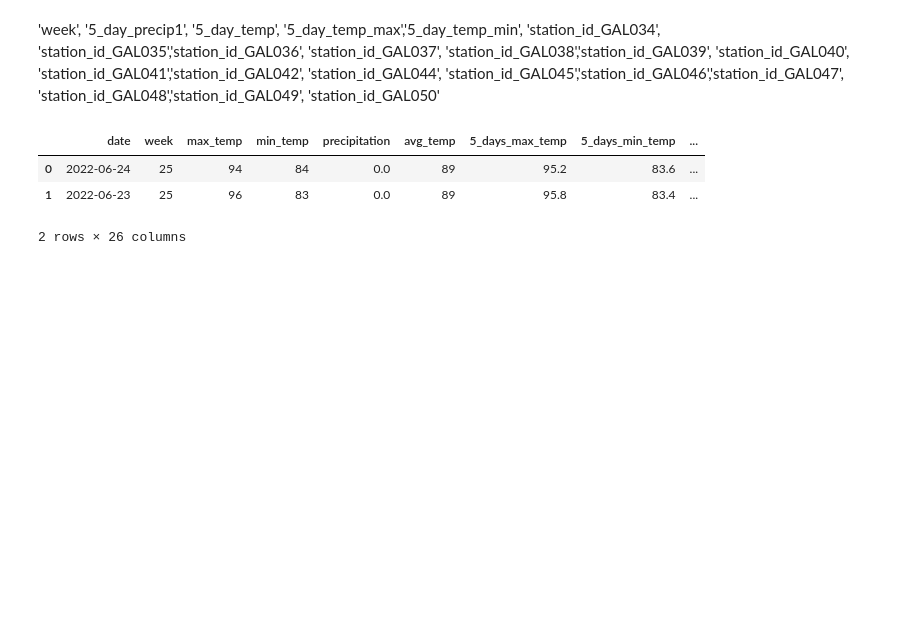
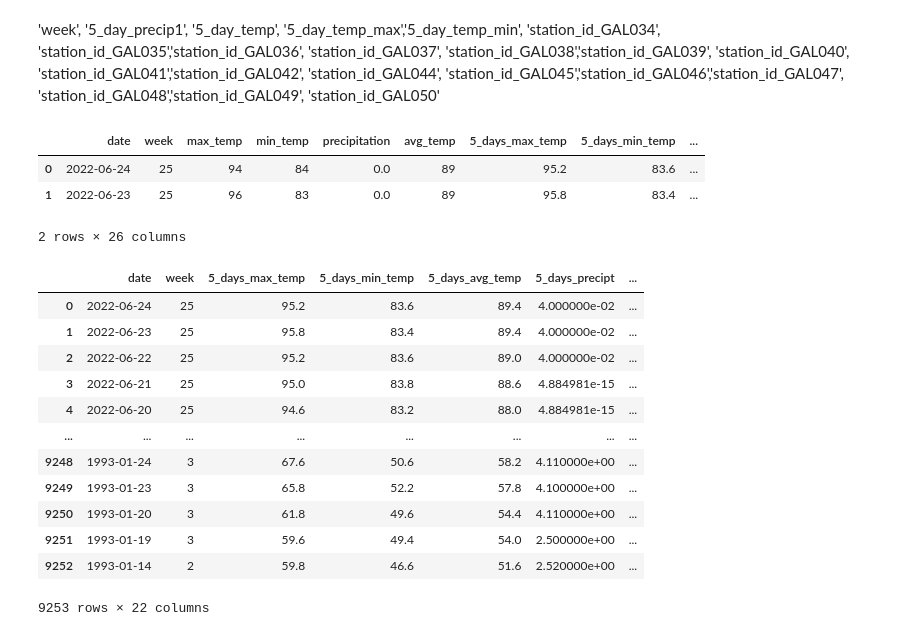
Before and after one commit to david-garza/enterococci_prediction_analysis, a Jupyter notebook: API_call.ipynb, the cells around one changed output. Drawn from its saved outputs; the diff is of its cells as text; code cells hidden in the pictures; blank space fills up the shorter version.

Commit message:
created a new dataframe to hold only the columns that match the ML model + date.

```diff
--- a/API_call.ipynb
+++ b/API_call.ipynb
@@ -289,3 +289,22 @@ weather_data_df.head(2)
 | 0 | 2022-06-24 | 25 | 94 | 84 | 0.0 | 89 | 95.2 | 83.6 | ... |
 | 1 | 2022-06-23 | 25 | 96 | 83 | 0.0 | 89 | 95.8 | 83.4 | ... |
 2 rows × 26 columns
+# %%
+# columns we are keeping.
+
+new_weather_data_df = weather_data_df.drop(columns= ["max_temp", "min_temp", "precipitation", "avg_temp"])
+new_weather_data_df
+# %% [output]
+|  | date | week | 5_days_max_temp | 5_days_min_temp | 5_days_avg_temp | 5_days_precipt | ... |
+| 0 | 2022-06-24 | 25 | 95.2 | 83.6 | 89.4 | 4.000000e-02 | ... |
+| 1 | 2022-06-23 | 25 | 95.8 | 83.4 | 89.4 | 4.000000e-02 | ... |
+| 2 | 2022-06-22 | 25 | 95.2 | 83.6 | 89.0 | 4.000000e-02 | ... |
+| 3 | 2022-06-21 | 25 | 95.0 | 83.8 | 88.6 | 4.884981e-15 | ... |
+| 4 | 2022-06-20 | 25 | 94.6 | 83.2 | 88.0 | 4.884981e-15 | ... |
+| ... | ... | ... | ... | ... | ... | ... | ... |
+| 9248 | 1993-01-24 | 3 | 67.6 | 50.6 | 58.2 | 4.110000e+00 | ... |
+| 9249 | 1993-01-23 | 3 | 65.8 | 52.2 | 57.8 | 4.100000e+00 | ... |
+| 9250 | 1993-01-20 | 3 | 61.8 | 49.6 | 54.4 | 4.110000e+00 | ... |
+| 9251 | 1993-01-19 | 3 | 59.6 | 49.4 | 54.0 | 2.500000e+00 | ... |
+| 9252 | 1993-01-14 | 2 | 59.8 | 46.6 | 51.6 | 2.520000e+00 | ... |
+9253 rows × 22 columns
```
Also changed, not shown: parts of 1 cell of this notebook.
